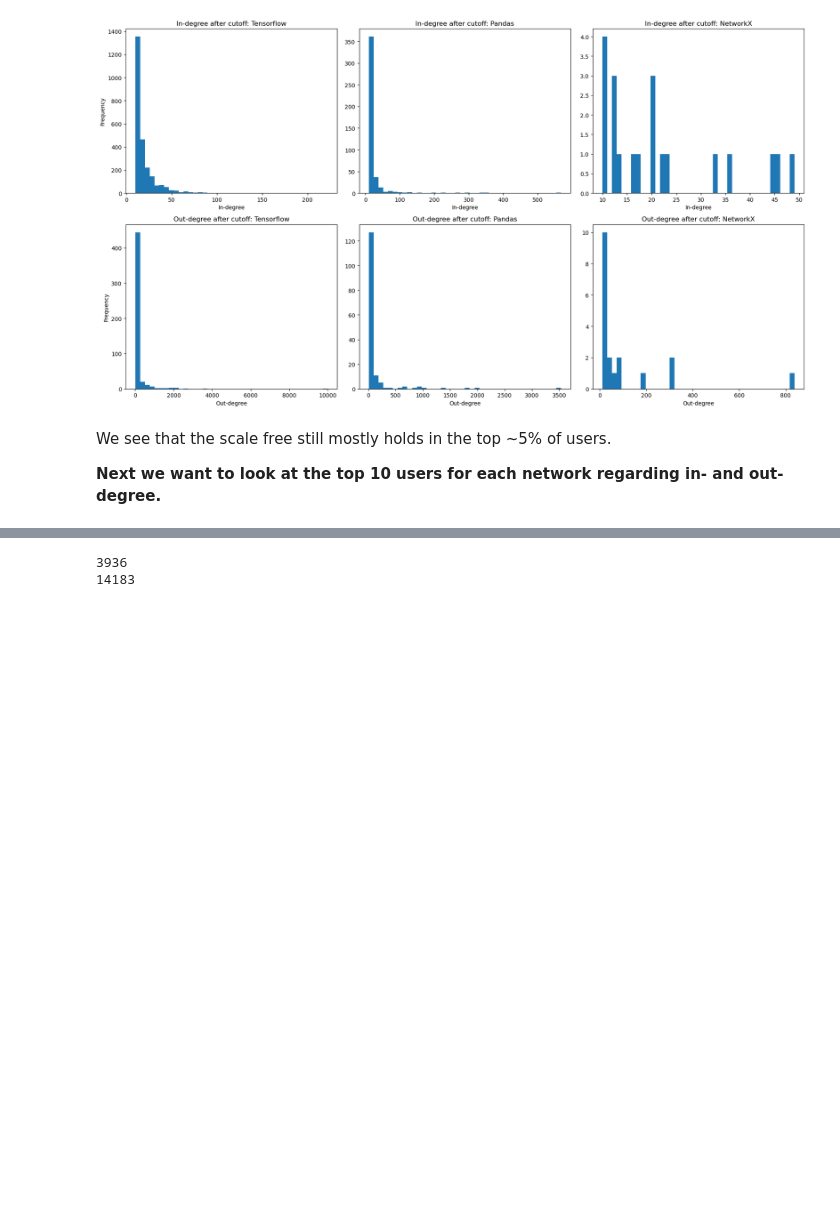
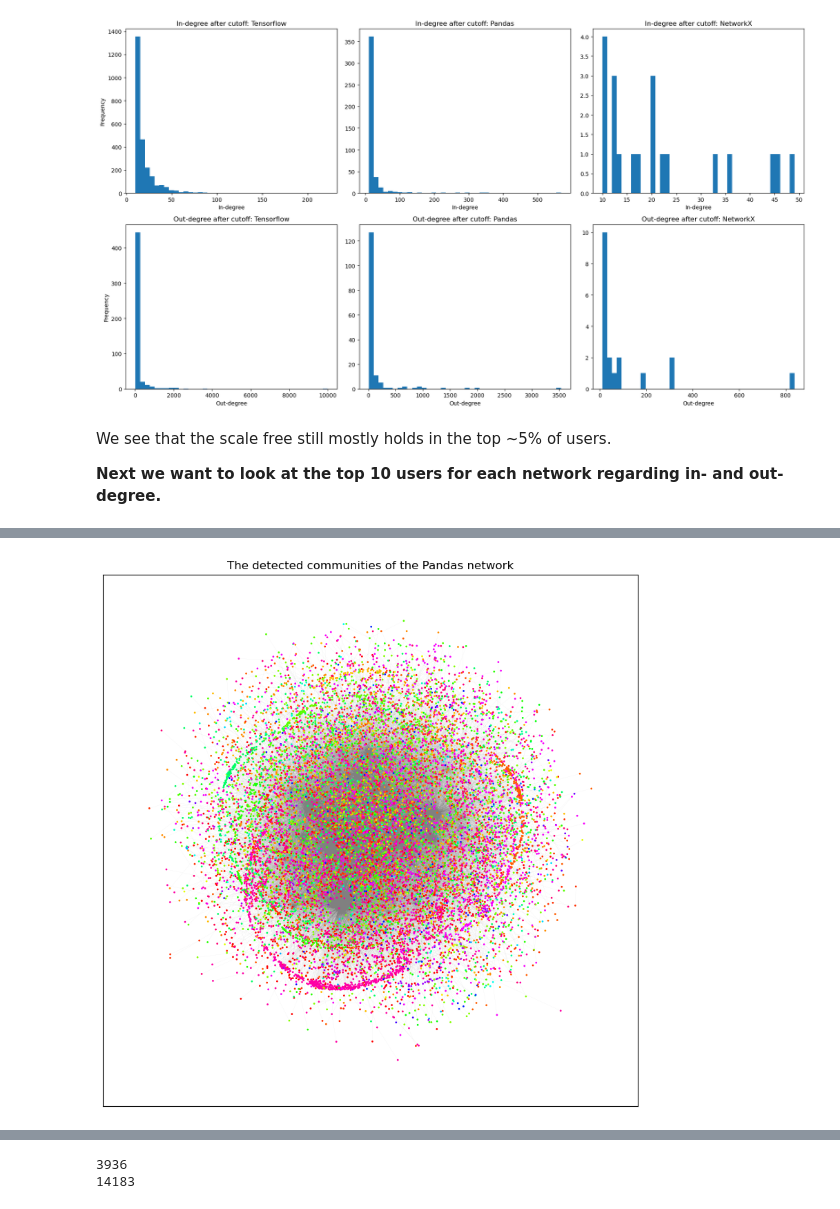
Before and after one commit to badumts78/Social-Graphs, a Jupyter notebook: Project/TestGithub2.ipynb, the cells around one changed output, grey strips where cells are left out. Drawn from its saved outputs; the diff is of its cells as text; code cells hidden in the pictures; blank space fills up the shorter version.

```diff
--- a/Project/TestGithub2.ipynb
+++ b/Project/TestGithub2.ipynb
@@ -514,0 +682,3 @@ print(len(both_tensorflow_pandas), len(both_tensorflow_networkx), len(both_panda
+# %%
+G_tensorflow_und = G_pandas.to_undirected()
+louv_comm = nx.community.louvain_communities(G_tensorflow_und, seed=42)
@@ -515,3 +689,35 @@ print(len(both_tensorflow_pandas), len(both_tensorflow_networkx), len(both_panda
+# %%
+pose = nx.forceatlas2_layout(G_tensorflow_und)
+# %%
+cmap = plt.get_cmap('hsv', len(louv_comm))
+
+color_map = []
+
+for n in G_tensorflow_und.nodes():
+    for i in range(len(louv_comm)):
+        if n in louv_comm[i]:
+            color_map.append(cmap(i))
+            break
+
+plt.figure(figsize=(10, 10))
+nx.draw_networkx_nodes(
+    G_tensorflow_und,
+    pos=pose,
+    node_color=color_map,
+    node_size=1,
+    alpha=1.0
+)
+nx.draw_networkx_edges(
+    G_tensorflow_und,
+    pos=pose,
+    edge_color='gray',
+    width=0.1,
+    alpha=0.2
+)
+plt.title("The detected communities of the Pandas network")
+plt.show()
+# %% [output]
+[figure, added]
 # %%
 # print(nx.average_shortest_path_length(G_tensorflow.to_undirected()))
 # print(nx.average_shortest_path_length(G_pandas.to_undirected()))
```
Also changed, not shown: parts of 10 cells of this notebook, 1 other file.
